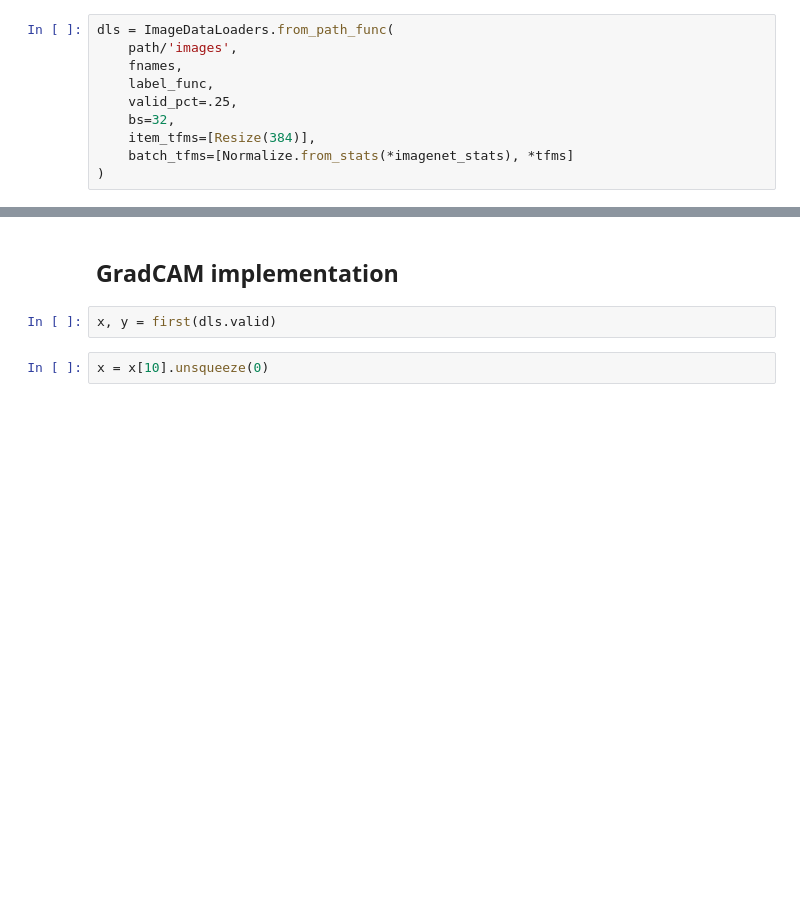
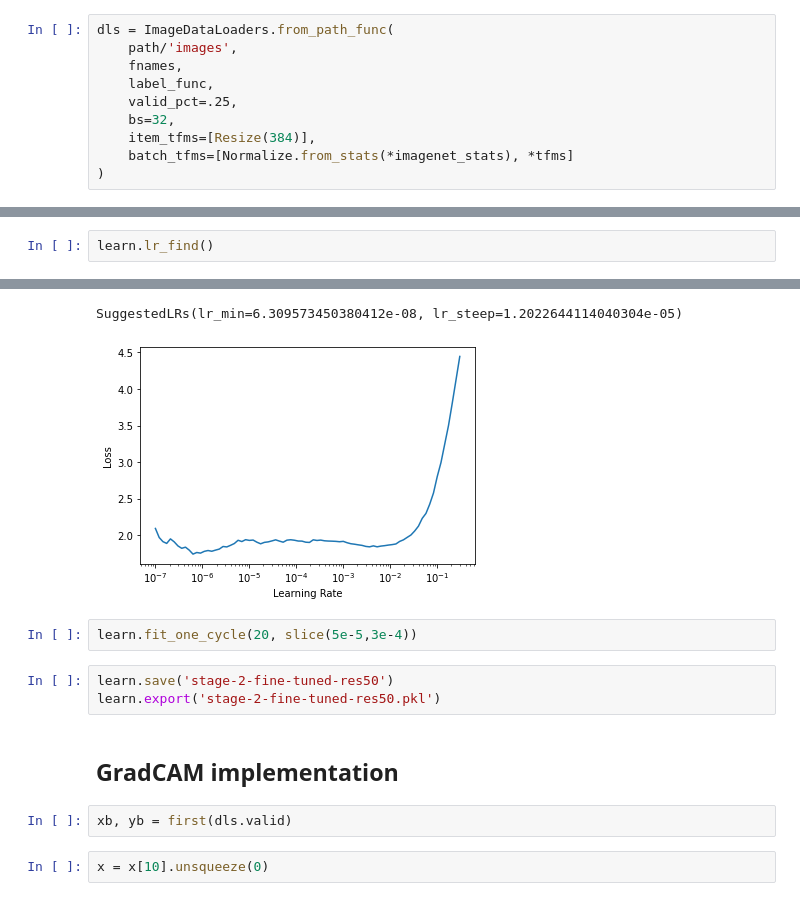
Before and after one commit to ACWalker/CARE-2021, a Jupyter notebook: saliency_maps.ipynb, the cells around one changed output, grey strips where cells are left out. Cells and saved outputs as stored; diff of their text form; blank space fills up the shorter version.

```diff
--- a/saliency_maps.ipynb
+++ b/saliency_maps.ipynb
@@ -124,0 +122,3 @@ Path('data/nabirds/images/models/stage-1-short-res34.pth')
+# %%
+learn.lr_find()
+# %% [output]
@@ -125,7 +126,14 @@ Path('data/nabirds/images/models/stage-1-short-res34.pth')
+SuggestedLRs(lr_min=6.309573450380412e-08, lr_steep=1.2022644114040304e-05)
+[figure, added]
+# %%
+learn.fit_one_cycle(20, slice(5e-5,3e-4))
+# %%
+learn.save('stage-2-fine-tuned-res50')
+learn.export('stage-2-fine-tuned-res50.pkl')
 # %% [markdown]
 ## GradCAM implementation
 # %%
-x, y = first(dls.valid)
+xb, yb = first(dls.valid)
 # %%
 x = x[10].unsqueeze(0)
 # %%
```
Also changed, not shown: parts of 44 cells of this notebook, 1 other file.
